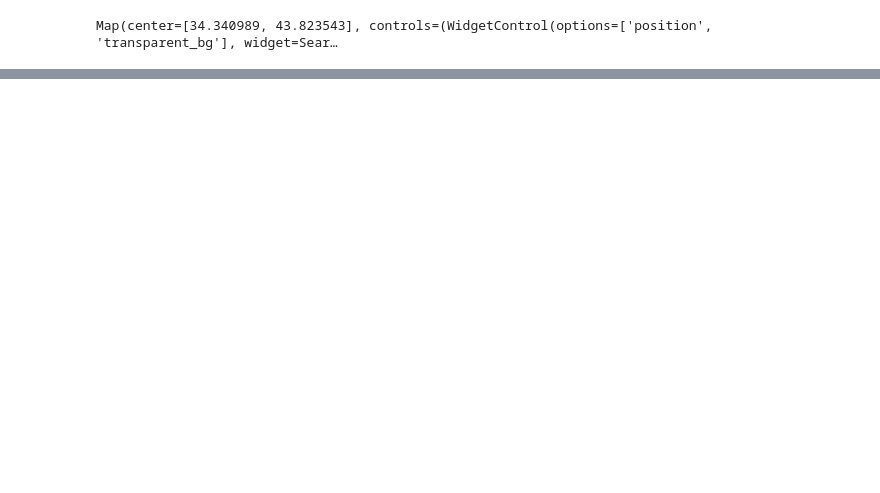
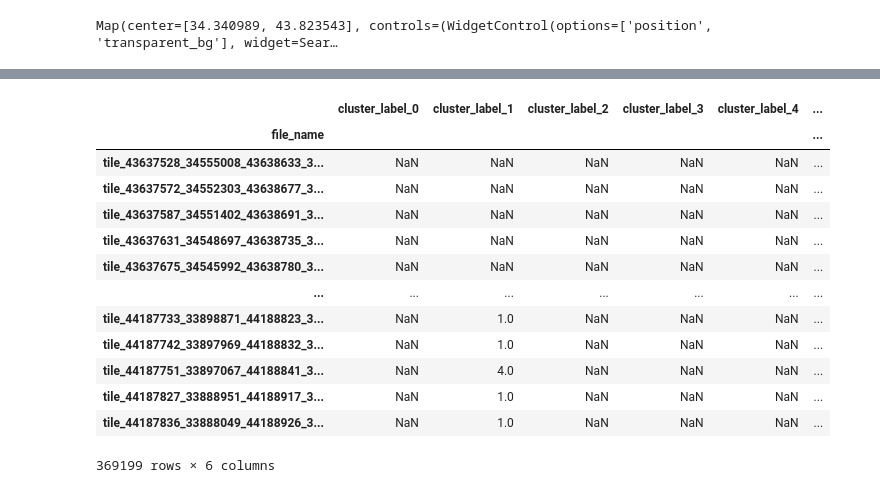
Before and after one commit to JamesChamberlainw/heritage-monitoring-kit, a Jupyter notebook: generate_map.ipynb, the cells around one changed output, grey strips where cells are left out. Cells and saved outputs as stored; diff of their text form; code cells hidden in the pictures; blank space fills up the shorter version.

Commit message:
V0.5
Partially working, but needs cleaning

and is missing half the intended functionality

```diff
--- a/generate_map.ipynb
+++ b/generate_map.ipynb
@@ -164,0 +270,14 @@ m.add_gdf(subregions, layer_name="Subregions", style={"color": "blue", "fillColo
+# %%
+def prep_data(dir):
+    """Creates two dataframes from a CSV file, one ready for clustering with additional columns removed and the other with all columns left intact."""
+    df1 = pd.read_csv(dir)
+    df1 = df1.dropna()
+    df2_clear = df1.copy()
+    df2_clear = df2_clear.drop(columns=["system:index", ".geo"])
+    df2_clear = df2_clear.set_index("file_name")
+    df1 = df1.set_index("file_name")
+    df2_clear = df2_clear.apply(pd.to_numeric, errors='coerce')
+
+    return df1, df2_clear
+
+df1, df2_clear = prep_data(path[0])
@@ -164,0 +1104,29 @@ m.add_gdf(subregions, layer_name="Subregions", style={"color": "blue", "fillColo
+# %%
+subregions = chunks
+
+subregions_data = []
+for _, subregion in subregions.iterrows():
+    # clip the data to the subregion
+    # based on .geo column drop all rows that do not intersect with the polygon
+
+    df_clipped = clip_dataframe(subregion.geometry, df1)
+    df_clipped = df_clipped.dropna()
+    df_clipped = df_clipped.drop(columns=["system:index", ".geo"])
+    # df_clipped = df_clipped.set_index("file_name")
+    df_clipped = df_clipped.apply(pd.to_numeric, errors='coerce')
+
+    if df_clipped.empty:
+        print("No data points found in this subregion.")
+        continue
+
+    print(f"Clipping {len(df_clipped)} points from subregion.")
+
+    subregions_data.append(df_clipped)
+
+# # clean
+#         df1 = df1.dropna()
+#         df2_clear = df1.copy()
+#         df2_clear = df2_clear.drop(columns=["system:index", ".geo"])
+#         df2_clear = df2_clear.set_index("file_name")
+#         df1 = df1.set_index("file_name")
+#         df2_clear = df2_clear.apply(pd.to_numeric, errors='coerce')
@@ -164,0 +1195,17 @@ m.add_gdf(subregions, layer_name="Subregions", style={"color": "blue", "fillColo
+# %%
+matrix
+# %% [output]
+|  | cluster_label_0 | cluster_label_1 | cluster_label_2 | cluster_label_3 | cluster_label_4 | ... |
+| file_name |  |  |  |  |  | ... |
+| tile_43637528_34555008_43638633_3... | NaN | NaN | NaN | NaN | NaN | ... |
+| tile_43637572_34552303_43638677_3... | NaN | NaN | NaN | NaN | NaN | ... |
+| tile_43637587_34551402_43638691_3... | NaN | NaN | NaN | NaN | NaN | ... |
+| tile_43637631_34548697_43638735_3... | NaN | NaN | NaN | NaN | NaN | ... |
+| tile_43637675_34545992_43638780_3... | NaN | NaN | NaN | NaN | NaN | ... |
+| ... | ... | ... | ... | ... | ... | ... |
+| tile_44187733_33898871_44188823_3... | NaN | 1.0 | NaN | NaN | NaN | ... |
+| tile_44187742_33897969_44188832_3... | NaN | 1.0 | NaN | NaN | NaN | ... |
+| tile_44187751_33897067_44188841_3... | NaN | 4.0 | NaN | NaN | NaN | ... |
+| tile_44187827_33888951_44188917_3... | NaN | 1.0 | NaN | NaN | NaN | ... |
+| tile_44187836_33888049_44188926_3... | NaN | 1.0 | NaN | NaN | NaN | ... |
+369199 rows × 6 columns
```
Also changed, not shown: parts of 33 cells of this notebook.
